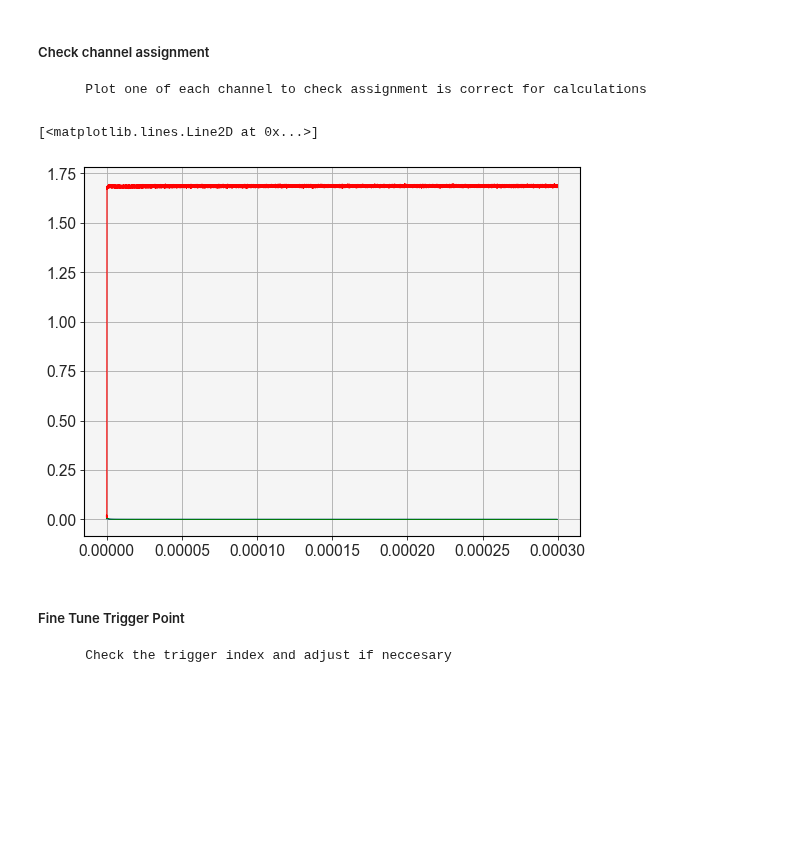
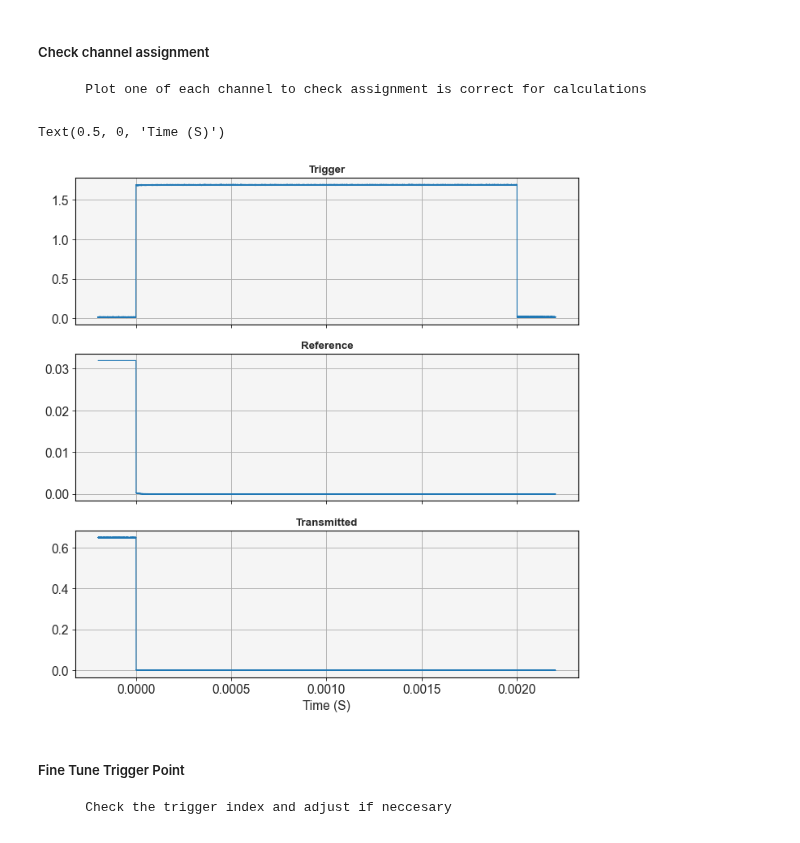
Before and after one commit to SMK-UK/Spectroscopy, a Jupyter notebook: T1_Analysis.ipynb, the cells around one changed output. Saved outputs shown, nothing was run; the diff lists cells and outputs as text; code cells hidden in the pictures; blank space fills up the shorter version.

```diff
--- a/T1_Analysis.ipynb
+++ b/T1_Analysis.ipynb
@@ -37,14 +38,23 @@ transmitted_lists = [data_lists[n][3] for n in length_data_lists]
 ##### Check channel assignment
 
         Plot one of each channel to check assignment is correct for calculations
-# %%
-fig, ax = mp.subplots()
-ax.plot(time_lists[0], trigger_lists[0], 'r')
-ax.plot(time_lists[0], reference_lists[0], 'b')
-ax.plot(time_lists[0], transmitted_lists[0], 'g')
-# %% [output]
-[<matplotlib.lines.Line2D at 0x...>]
-[figure, removed]
+# %%
+fig, ax = mp.subplots(nrows=3, ncols=1, sharex='all')
+fig.set_figheight(10)
+ax[0].set_title('Trigger')
+ax[0].plot(time_lists[0], trigger_lists[0])
+ax[1].set_title('Reference')
+ax[1].plot(time_lists[0], reference_lists[0])
+ax[2].set_title('Transmitted')
+ax[2].plot(time_lists[0], transmitted_lists[0])
+ax[2].set_ylabel('')
+fig.add_subplot(111, frameon=False)
+mp.tick_params(labelcolor='none', which='both', top=False, bottom=False, left=False, right=False)
+mp.grid(visible=False)
+mp.xlabel('Time (S)')
+# %% [output]
+Text(0.5, 0, 'Time (S)')
+[figure, added]
 # %% [markdown]
 
 ##### Fine Tune Trigger Point
```
Also changed, not shown: parts of 14 cells of this notebook.
